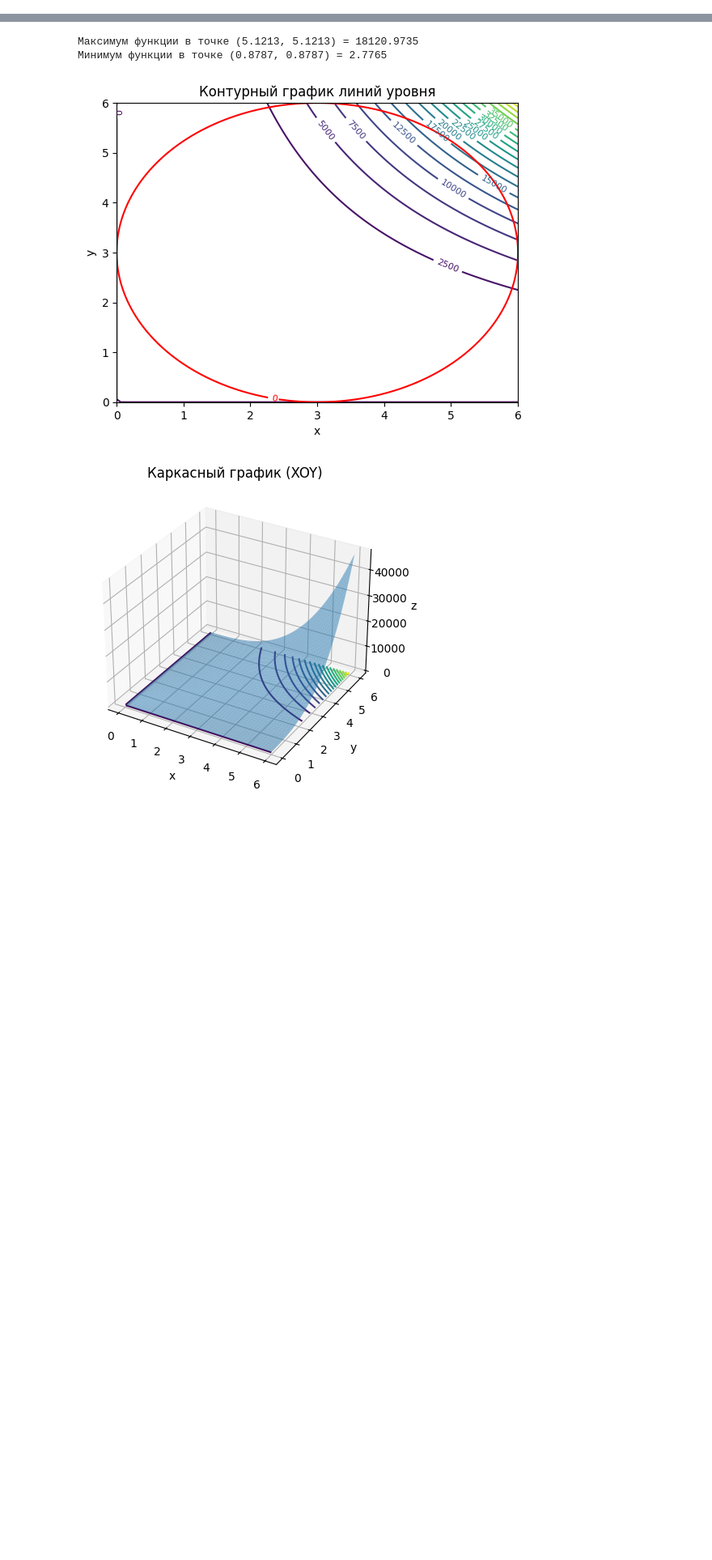
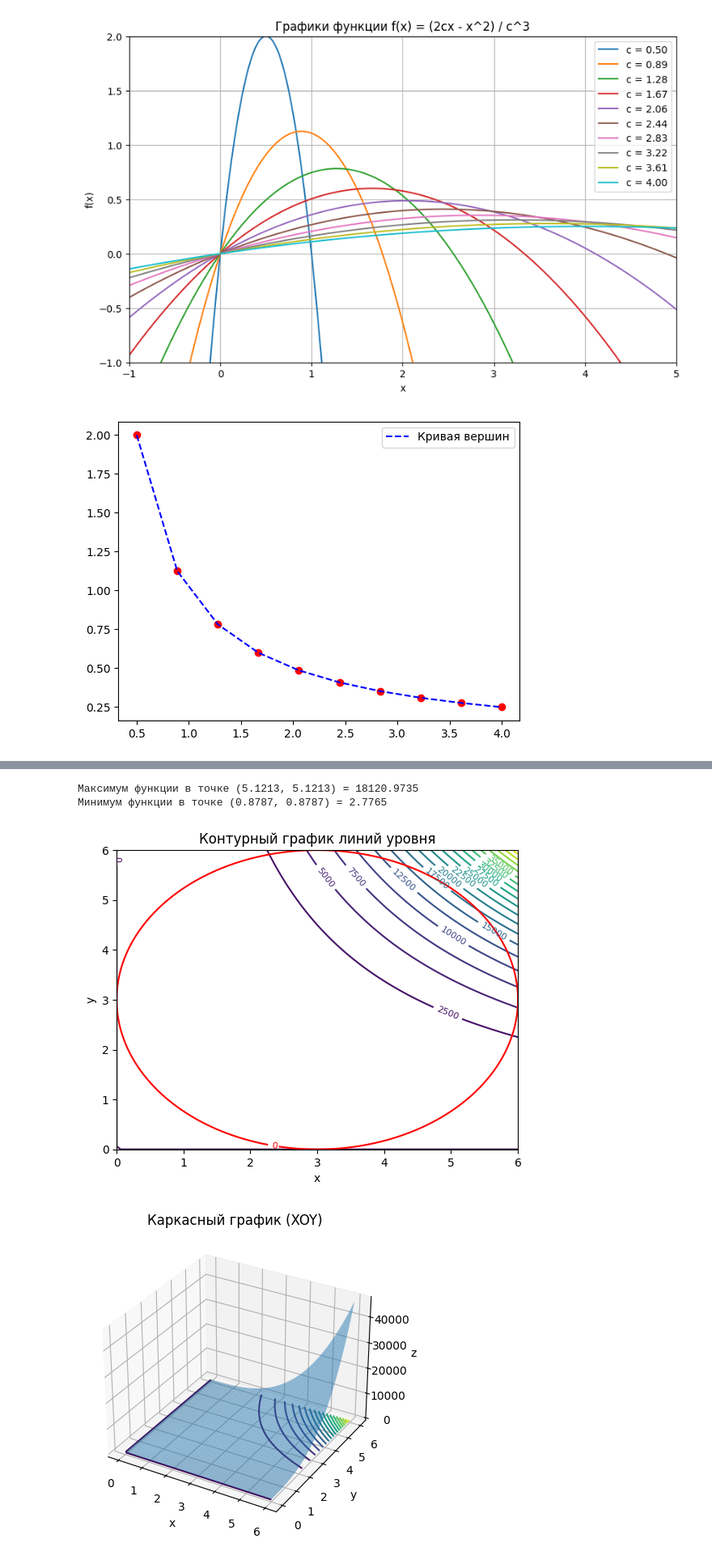
Before and after one commit to 2014AbuDabi/cpp, a Jupyter notebook: Python/Зачёт 4, 5.ipynb, the cells around one changed output, grey strips where cells are left out. Shown at 81% size. Cells and saved outputs as stored; diff of their text form; code cells hidden in the pictures; blank space fills up the shorter version.

```diff
--- a/Python/Зачёт 4, 5.ipynb
+++ b/Python/Зачёт 4, 5.ipynb
@@ -0,0 +1,79 @@
+# %%
+#1
+import numpy as np
+import matplotlib.pyplot as plt
+
+def f(x, c):
+  """
+  Функция для вычисления f(x) = (2cx - x^2) / c^3
+
+  Args:
+    x: Значение x
+    c: Параметр c
+
+  Returns:
+    Значение функции f(x)
+  """
+  return (2 * c * x - x**2) / c**3
+
+# Список значений параметра c
+c_values = np.linspace(0.5, 4, 10)
+
+# Диапазон значений x
+x = np.linspace(-1, 5, 500)
+
+# Построение графиков для разных значений c
+plt.figure(figsize=(10, 6))
+for c in c_values:
+  plt.plot(x, f(x, c), label=f'c = {c:.2f}')
+
+# Настройка графика
+plt.xlabel('x')
+plt.ylabel('f(x)')
+plt.title('Графики функции f(x) = (2cx - x^2) / c^3')
+plt.xlim([-1, 5])
+plt.ylim([-1, 2])
+plt.grid(True)
+plt.legend()
+plt.show()
+
+# Нахождение и отображение вершин графиков
+vertex_x = []
+vertex_y = []
+for c in c_values:
+  x_vertex = c  # Вершина параболы находится в точке x = c
+  y_vertex = f(x_vertex, c)
+  vertex_x.append(x_vertex)
+  vertex_y.append(y_vertex)
+  plt.plot(x_vertex, y_vertex, 'ro')
+
+# Построение кривой, проходящей через вершины
+plt.plot(vertex_x, vertex_y, 'b--', label='Кривая вершин')
+plt.legend()
+plt.show()
+
+# Предположение:
+# Области, ограниченные графиками функций и осью Ox,
+# при разных значениях c выглядят подобными друг другу.
+# С увеличением c, область сжимается по оси Oy и растягивается по оси Ox.
+
+# Доказательство:
+# 1. Найдем точки пересечения графика с осью Ox: f(x) = 0
+#    (2cx - x^2) / c^3 = 0  =>  x(2c - x) = 0  =>  x1 = 0, x2 = 2c
+# 2. Площадь области находится интегрированием f(x) от 0 до 2c:
+#    S = ∫(2cx - x^2) / c^3 dx от 0 до 2c = 4/3c
+#    Видно, что площадь области обратно пропорциональна c.
+#    Это подтверждает, что с увеличением c область сжимается по оси Oy.
+# 3. Точки пересечения с осью Ox (0 и 2c) показывают, что с увеличением c,
+#    область растягивается по оси Ox.
+
+# Предположение о кривой вершин:
+# Кривая, соединяющая вершины графиков, является гиперболой.
+
+# Уравнение кривой вершин:
+# Подставляя x = c в формулу f(x), получаем:
+# y = f(c, c) = (2c * c - c^2) / c^3 = c^2 / c^3 = 1/c^2
+# Таким образом, уравнение кривой вершин: y = 1/x^2
+# %% [output]
+[figure, added]
+[figure, added]
```
Also changed, not shown: parts of 4 cells of this notebook.
